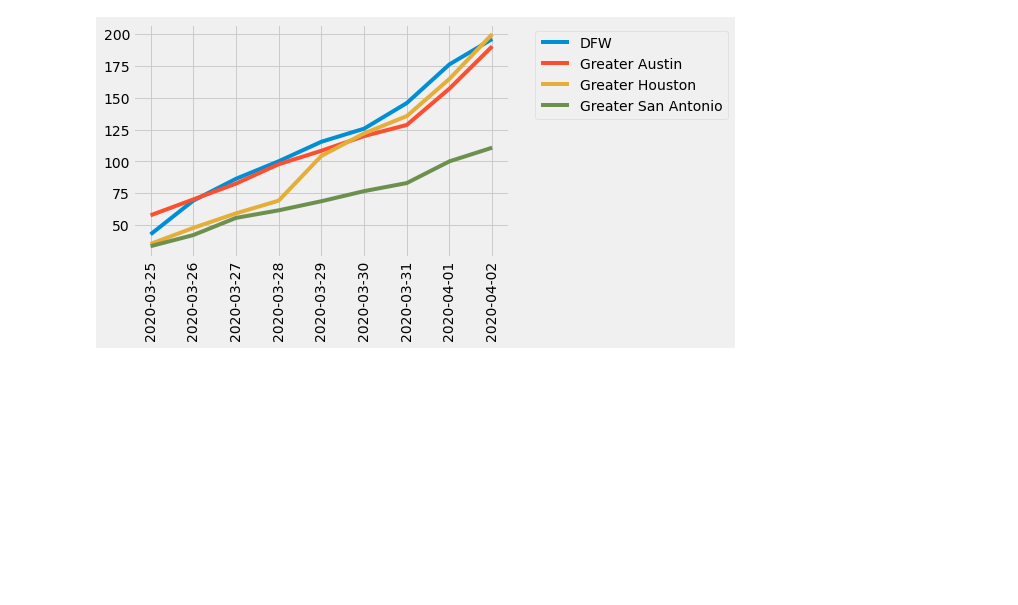
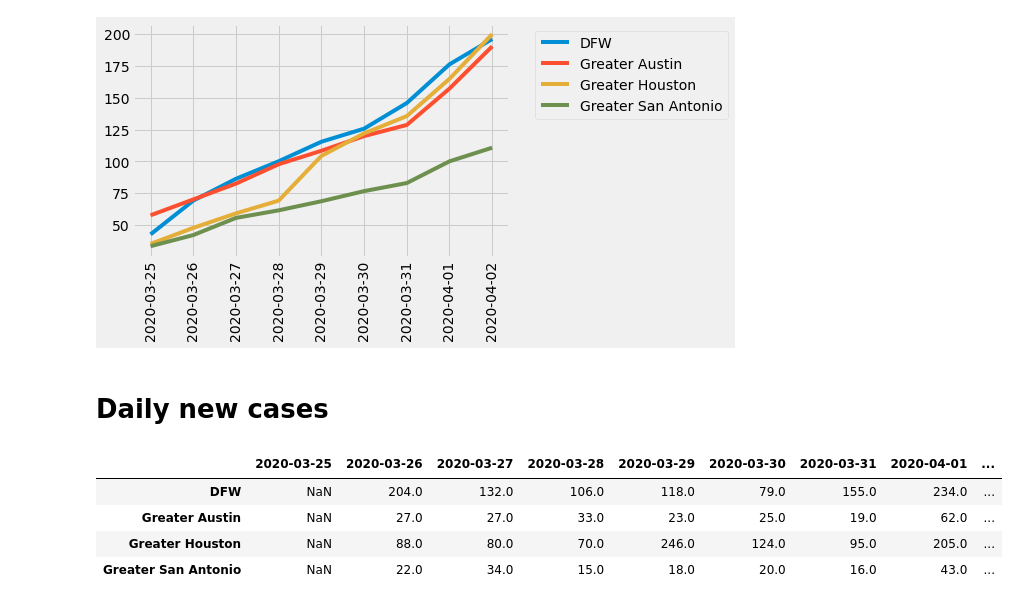
Before and after one commit to RasterBurn/texascovid19, a Jupyter notebook: notebooks/01_plots.ipynb, the cells around one changed output. Saved outputs shown, nothing was run; the diff lists cells and outputs as text; code cells hidden in the pictures; blank space fills up the shorter version.

```diff
--- a/notebooks/01_plots.ipynb
+++ b/notebooks/01_plots.ipynb
@@ -90,3 +90,5 @@ for metro in df_metro.index:
     plt.xticks(rotation=90)
 # %% [output]
 [figure]
+# %% [markdown]
+# Daily new cases
@@ -92,0 +97,8 @@ for metro in df_metro.index:
+# %%
+df_metro_daily
+# %% [output]
+|  | 2020-03-25 | 2020-03-26 | 2020-03-27 | 2020-03-28 | 2020-03-29 | 2020-03-30 | 2020-03-31 | 2020-04-01 | ... |
+| DFW | NaN | 204.0 | 132.0 | 106.0 | 118.0 | 79.0 | 155.0 | 234.0 | ... |
+| Greater Austin | NaN | 27.0 | 27.0 | 33.0 | 23.0 | 25.0 | 19.0 | 62.0 | ... |
+| Greater Houston | NaN | 88.0 | 80.0 | 70.0 | 246.0 | 124.0 | 95.0 | 205.0 | ... |
+| Greater San Antonio | NaN | 22.0 | 34.0 | 15.0 | 18.0 | 20.0 | 16.0 | 43.0 | ... |
```
Also changed, not shown: parts of 8 cells of this notebook.
